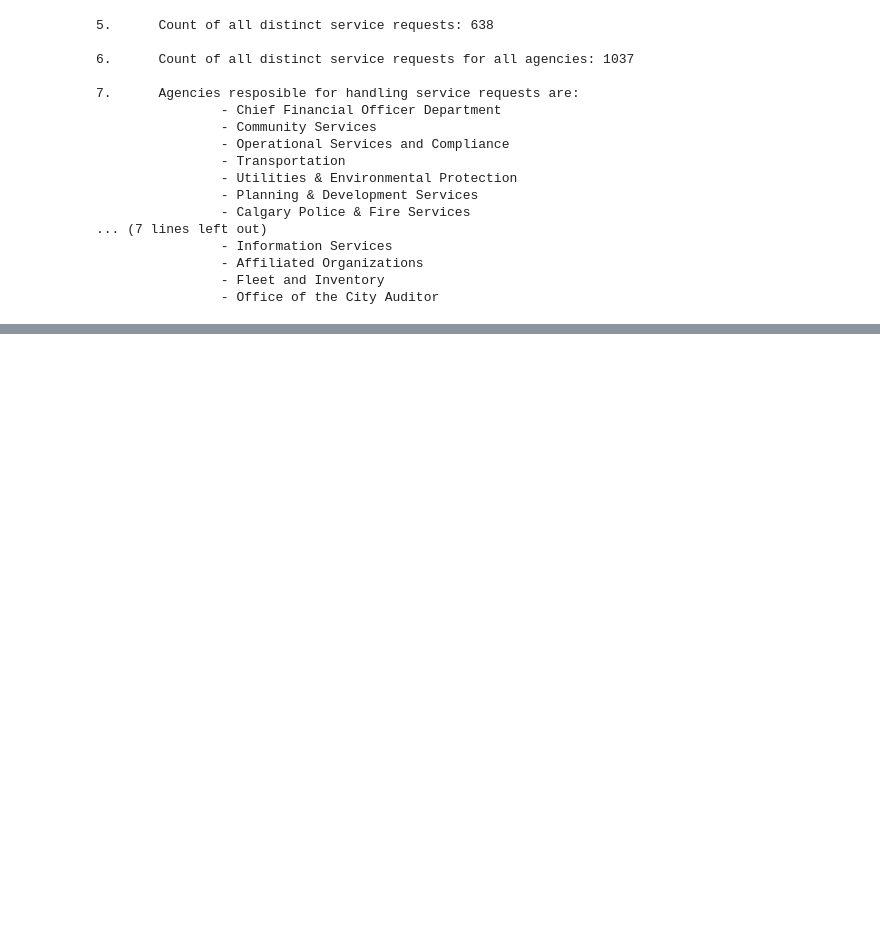
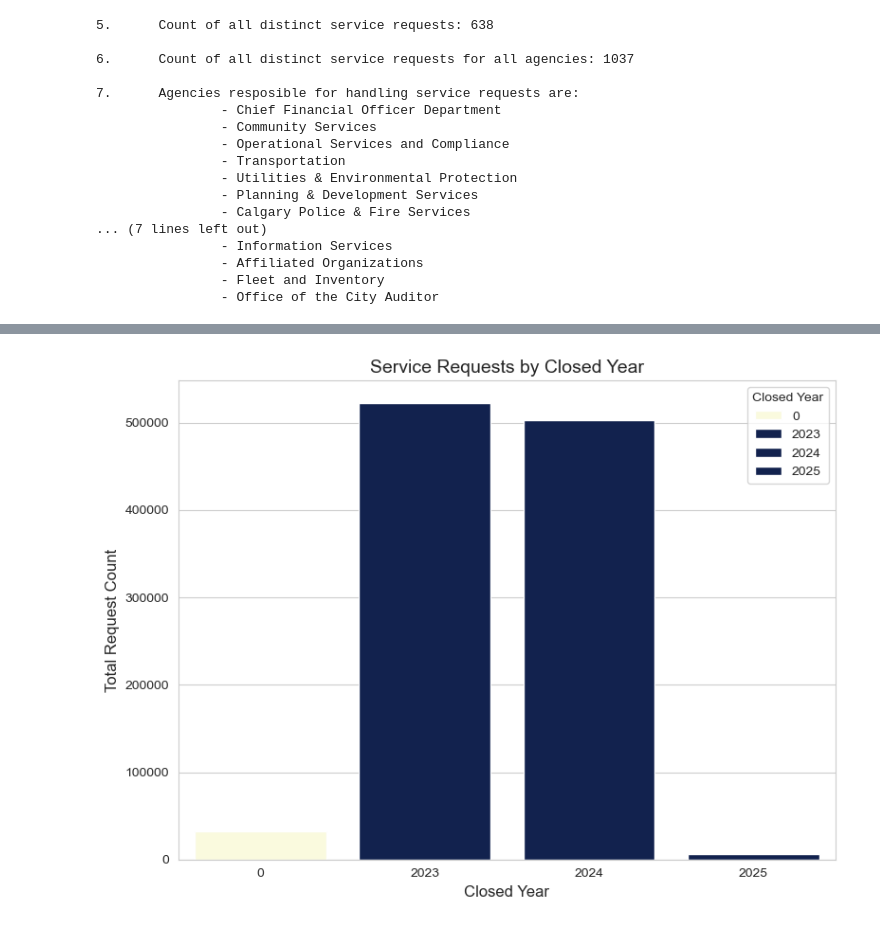
Before and after one commit to AnithaUofC/311ServiceRequests, a Jupyter notebook: Report.ipynb, the cells around one changed output, grey strips where cells are left out. Saved outputs shown, nothing was run; the diff lists cells and outputs as text; code cells hidden in the pictures; blank space fills up the shorter version.

```diff
--- a/Report.ipynb
+++ b/Report.ipynb
@@ -626,0 +767,14 @@ for agency in agencies:
+# %%
+# Closed requests by year
+
+requests_by_year = df.groupby('closed_year')['service_request_id'].count().reset_index()
+requests_by_year.columns = ['Closed Year', 'Total Request Count']
+plt.figure(figsize=(8, 6))
+sns.barplot(data=requests_by_year, x='Closed Year', y='Total Request Count', palette='YlGnBu', hue = 'Closed Year')
+plt.title('Service Requests by Closed Year', fontsize=14)
+plt.xlabel('Closed Year', fontsize=12)
+plt.ylabel('Total Request Count', fontsize=12)
+plt.tight_layout()
+plt.show()
+# %% [output]
+[figure, added]
```
Also changed, not shown: parts of 24 cells of this notebook.
